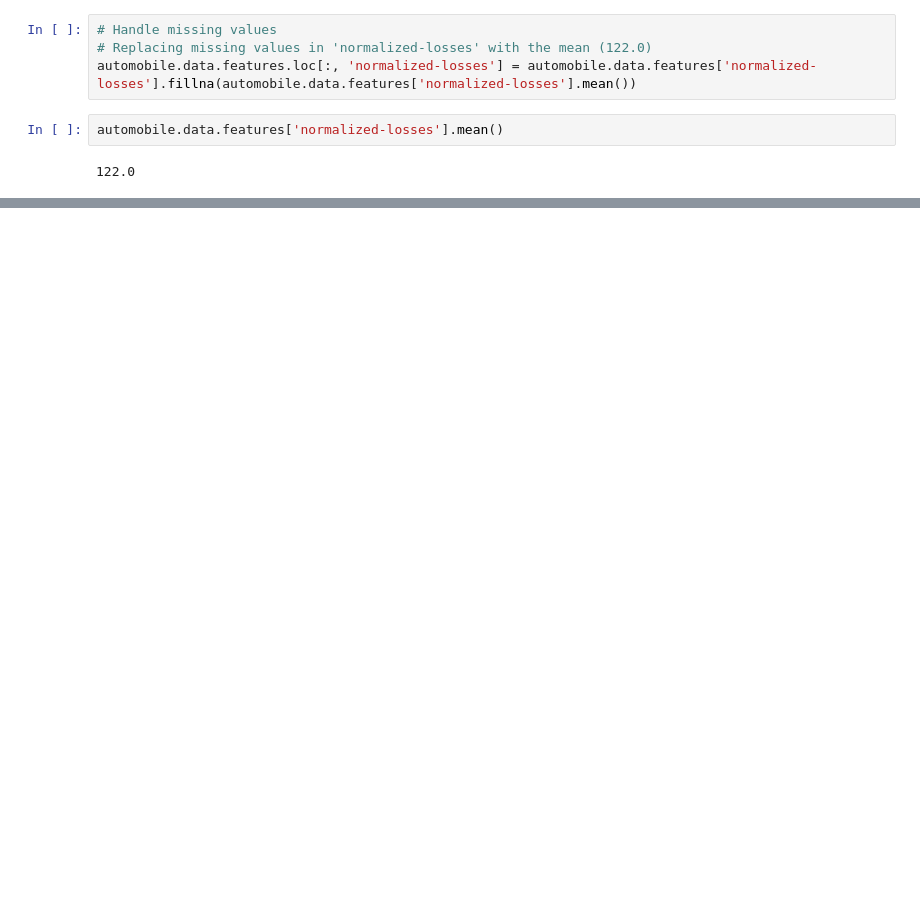
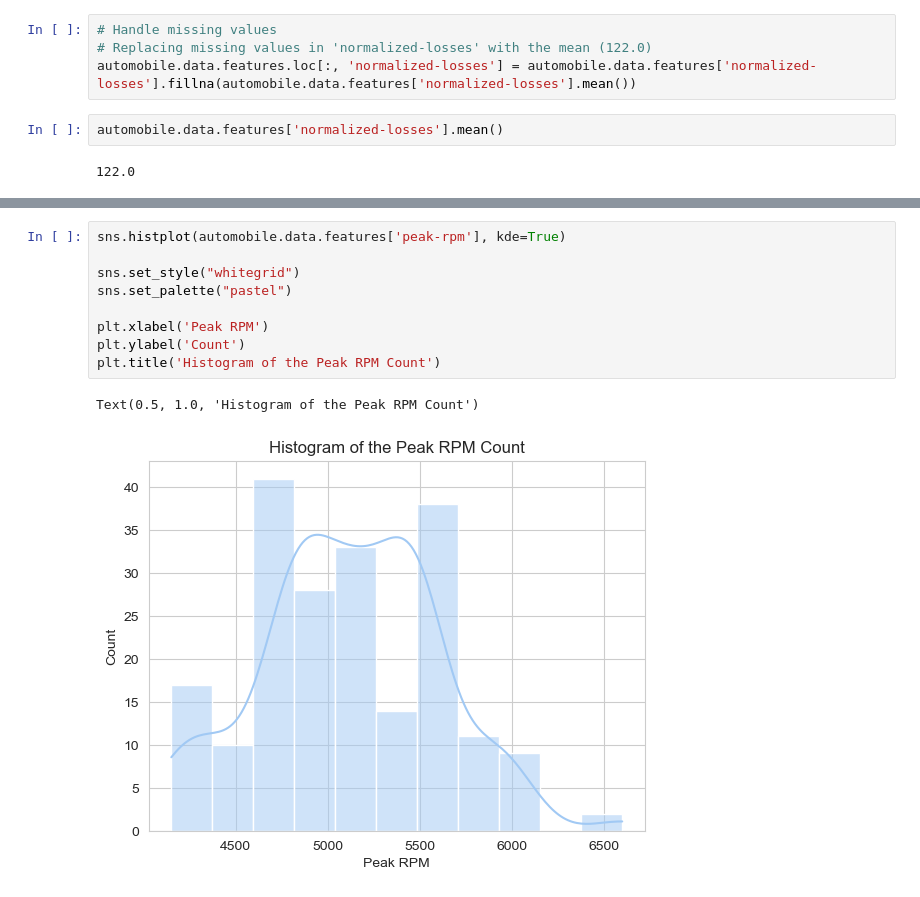
Before and after one commit to elliotbabilonia/automobile-project, a Jupyter notebook: code.ipynb, the cells around one changed output, grey strips where cells are left out. Saved outputs shown, nothing was run; the diff lists cells and outputs as text; blank space fills up the shorter version.

```diff
--- a/code.ipynb
+++ b/code.ipynb
@@ -154,0 +261,12 @@ automobile.data.features['normalized-losses'].mean()
+# %%
+sns.histplot(automobile.data.features['peak-rpm'], kde=True)
+
+sns.set_style("whitegrid")
+sns.set_palette("pastel")
+
+plt.xlabel('Peak RPM')
+plt.ylabel('Count')
+plt.title('Histogram of the Peak RPM Count')
+# %% [output]
+Text(0.5, 1.0, 'Histogram of the Peak RPM Count')
+[figure, added]
```
Also changed, not shown: parts of 28 cells of this notebook.
